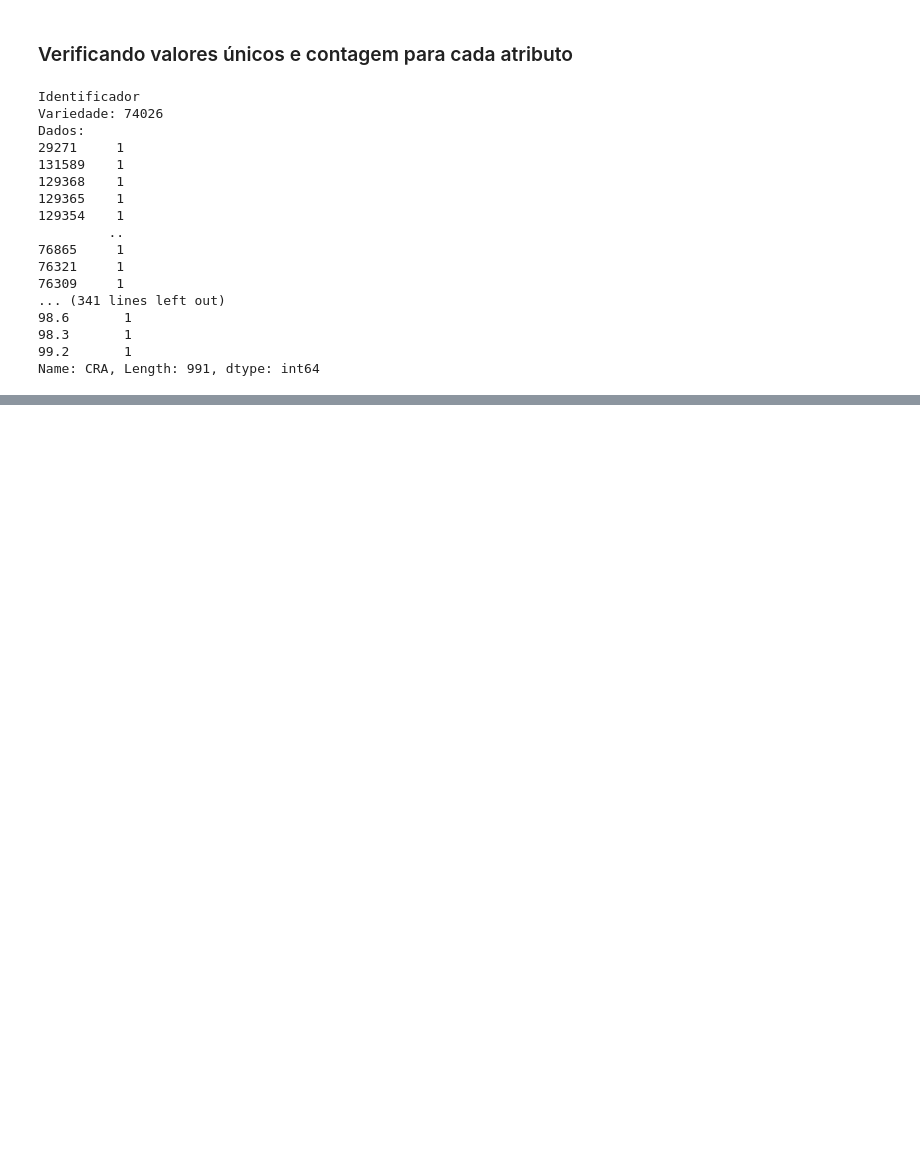
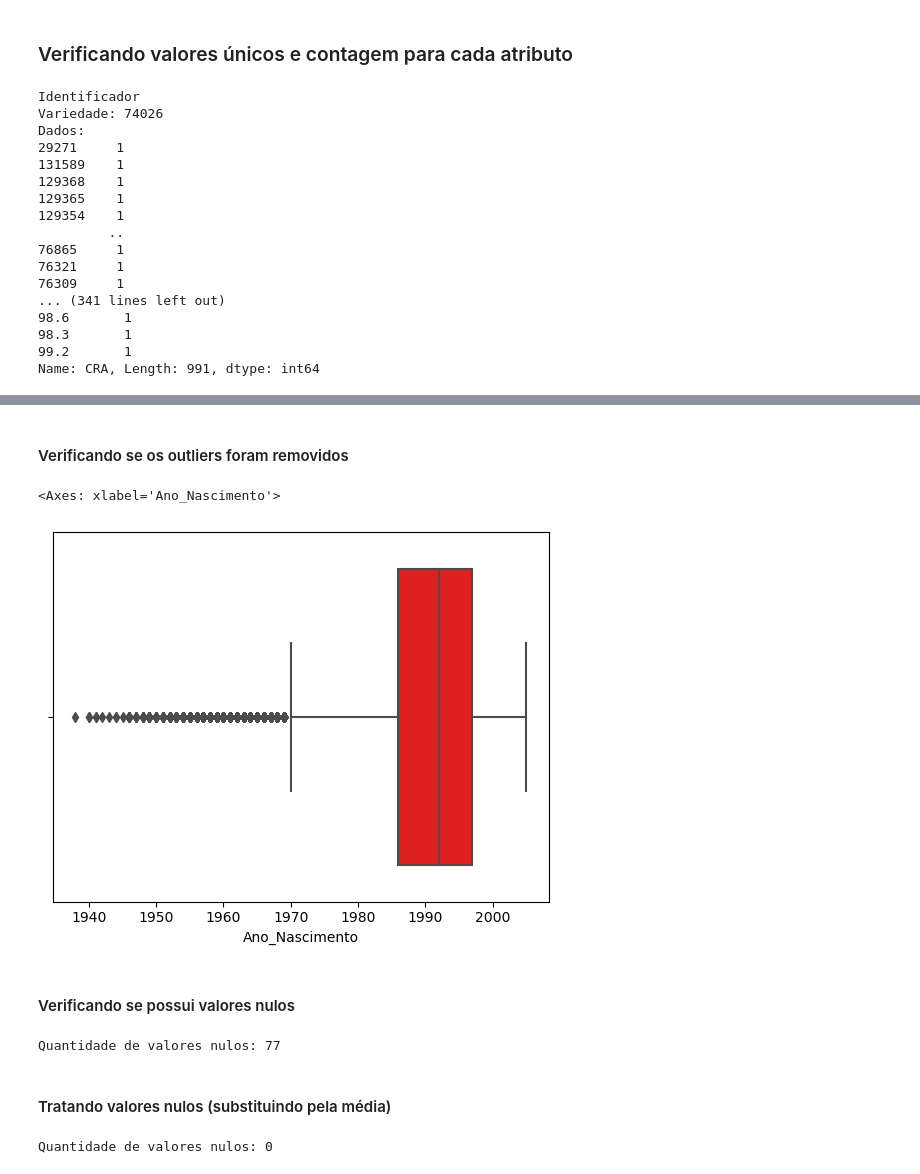
Before and after one commit to Mateus-Henr/Data-Science-TP1, a Jupyter notebook: Entrega_1.ipynb, the cells around one changed output, grey strips where cells are left out. Cells and saved outputs as stored; diff of their text form; code cells hidden in the pictures; blank space fills up the shorter version.

```diff
--- a/Entrega_1.ipynb
+++ b/Entrega_1.ipynb
@@ -118,0 +163,22 @@ Name: CRA, Length: 991, dtype: int64
+# %% [markdown]
+#### Verificando se os outliers foram removidos
+# %%
+sns.boxplot(x=df['Ano_Nascimento'], color='red')
+# %% [output]
+<Axes: xlabel='Ano_Nascimento'>
+[figure, added]
+# %% [markdown]
+#### Verificando se possui valores nulos
+# %%
+qtdAnoNascimentoNulos = df['Ano_Nascimento'].isnull().sum()
+print(f"Quantidade de valores nulos: {qtdAnoNascimentoNulos}")
+# %% [output]
+Quantidade de valores nulos: 77
+# %% [markdown]
+#### Tratando valores nulos (substituindo pela média)
+# %%
+df['Ano_Nascimento'].fillna(df['Ano_Nascimento'].mean(), inplace=True)
+qtdAnoNascimentoNulos = df['Ano_Nascimento'].isnull().sum()
+print(f"Quantidade de valores nulos: {qtdAnoNascimentoNulos}")
+# %% [output]
+Quantidade de valores nulos: 0
```
Also changed, not shown: parts of 48 cells of this notebook.
